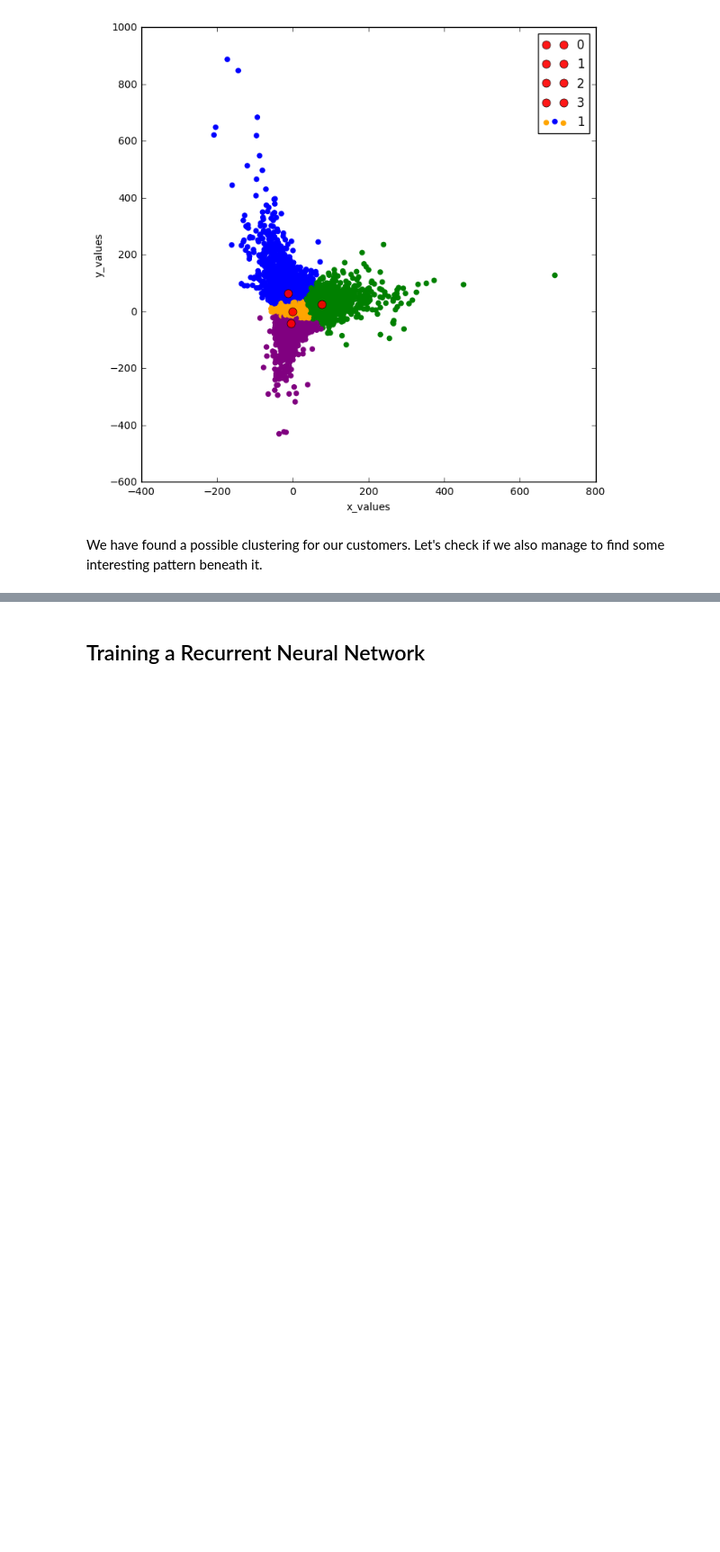
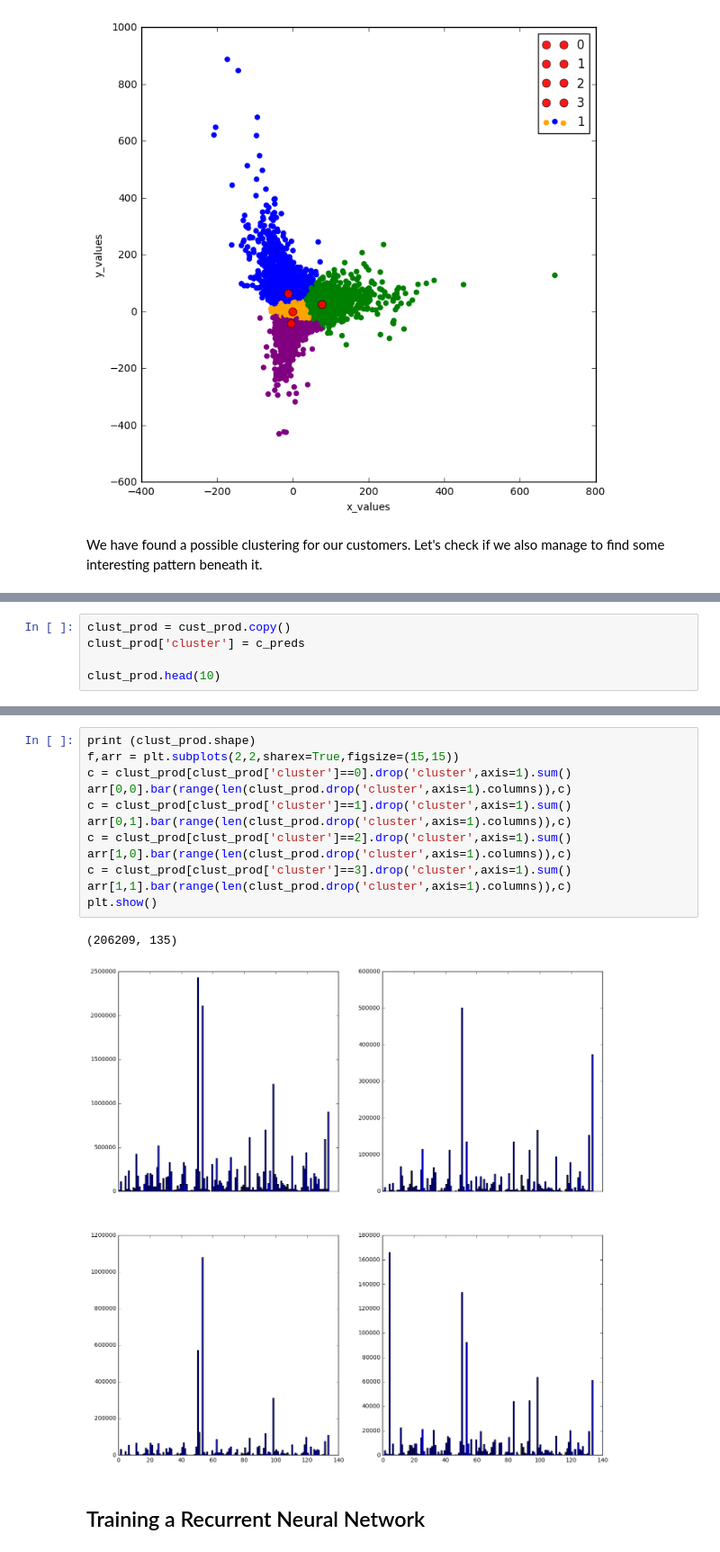
Before and after one commit to asindico/Instacart-Analysis, a Jupyter notebook: notebook.ipynb, the cells around one changed output, grey strips where cells are left out. Shown: that part at 90% size. Saved outputs shown, nothing was run; the diff lists cells and outputs as text; blank space fills up the shorter version.

Commit message:
creating clusters of customers

```diff
--- a/notebook.ipynb
+++ b/notebook.ipynb
@@ -255,0 +246,5 @@ TypeError: 'numpy.int32' object is not iterable
+# %%
+clust_prod = cust_prod.copy()
+clust_prod['cluster'] = c_preds
+
+clust_prod.head(10)
@@ -256,3 +265,18 @@ TypeError: 'numpy.int32' object is not iterable
+# %%
+print (clust_prod.shape)
+f,arr = plt.subplots(2,2,sharex=True,figsize=(15,15))
+c = clust_prod[clust_prod['cluster']==0].drop('cluster',axis=1).sum()
+arr[0,0].bar(range(len(clust_prod.drop('cluster',axis=1).columns)),c)
+c = clust_prod[clust_prod['cluster']==1].drop('cluster',axis=1).sum()
+arr[0,1].bar(range(len(clust_prod.drop('cluster',axis=1).columns)),c)
+c = clust_prod[clust_prod['cluster']==2].drop('cluster',axis=1).sum()
+arr[1,0].bar(range(len(clust_prod.drop('cluster',axis=1).columns)),c)
+c = clust_prod[clust_prod['cluster']==3].drop('cluster',axis=1).sum()
+arr[1,1].bar(range(len(clust_prod.drop('cluster',axis=1).columns)),c)
+plt.show()
+# %% [output]
+(206209, 135)
+[figure, added]
 # %% [markdown]
 ## Training a Recurrent Neural Network
 # %%
```
Also changed, not shown: parts of 5 cells of this notebook.
